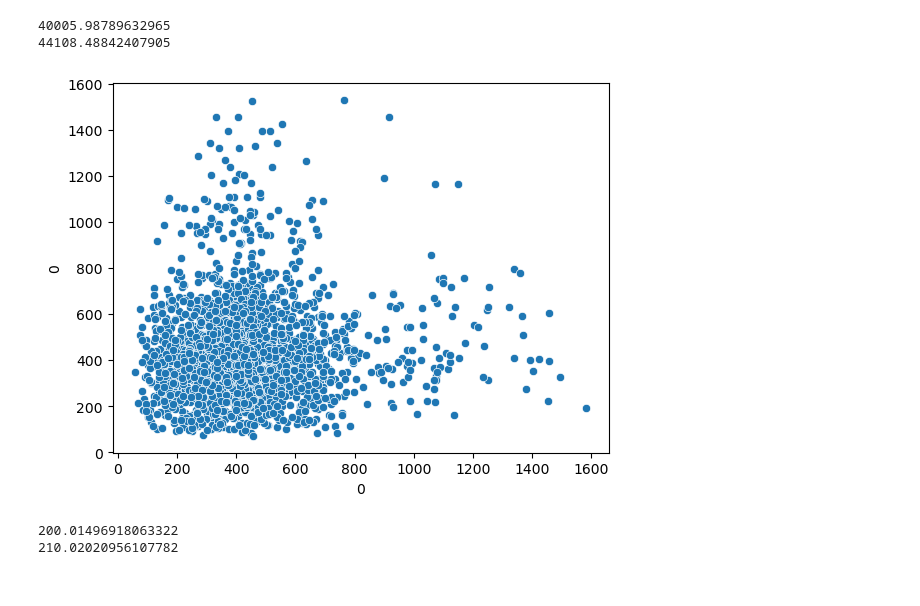
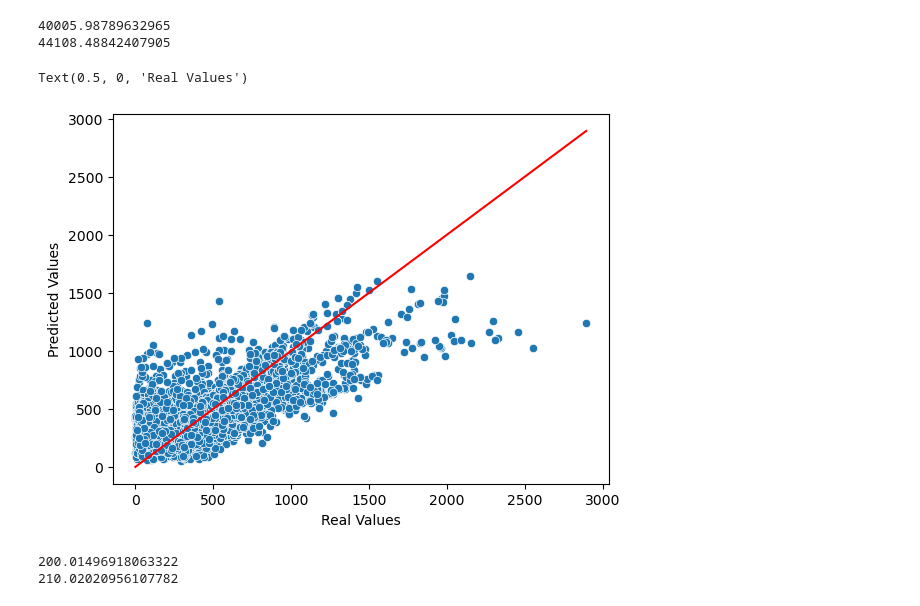
Before and after one commit to tashbenson/lab-customer-analysis-round-7, a Jupyter notebook: lab-round-7-solutions.ipynb, the cells around one changed output. Drawn from its saved outputs; the diff is of its cells as text; code cells hidden in the pictures.

```diff
--- a/lab-round-7-solutions.ipynb
+++ b/lab-round-7-solutions.ipynb
@@ -657,15 +657,16 @@ print(mean_squared_error(y_test,y_pred_test))
 44108.48842407905
 # %%
 #Plot to see if there are any big outliers
-y1=pd.DataFrame(y_pred_test)
-y2=pd.DataFrame(y_pred_train)
-
-sns.scatterplot(x=y1[0], y=y2[0])
-plt.show()
-
-#No apparent outliers that would individually cause the large MSE
+fig,ax = plt.subplots()
+line   = [y.min(), y.max()]
+sns.scatterplot(y=y_pred_train, x=y_train, ax=ax)
+sns.lineplot(y=line, x=line, color='red', ax=ax)
+ax.set_ylabel("Predicted Values")
+ax.set_xlabel("Real Values")
+#A few outliers that have large errors that could be removed to improve the model
 # %% [output]
+Text(0.5, 0, 'Real Values')
-[figure, old version]
+[figure, new version]
 # %%
 #RMSE
 #Train Set
```
Also changed, not shown: parts of 17 cells of this notebook.
